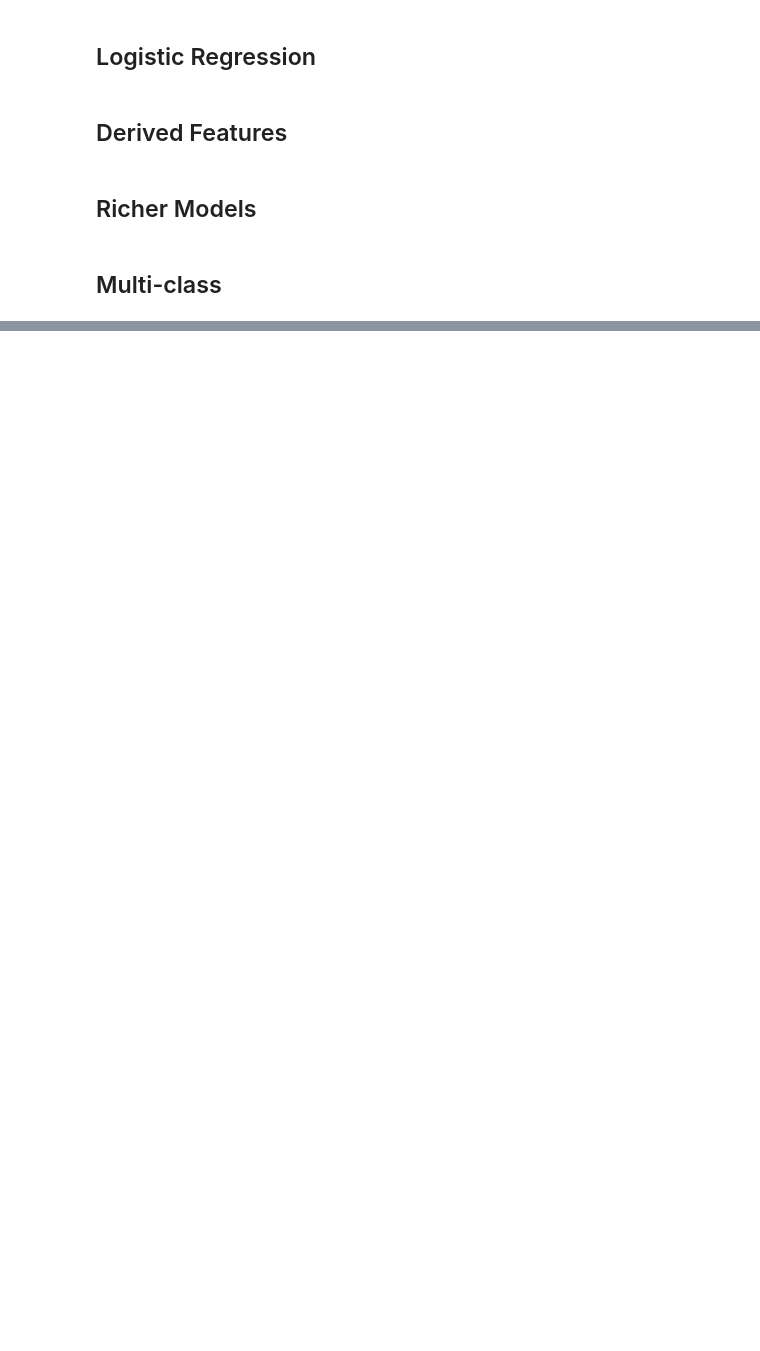
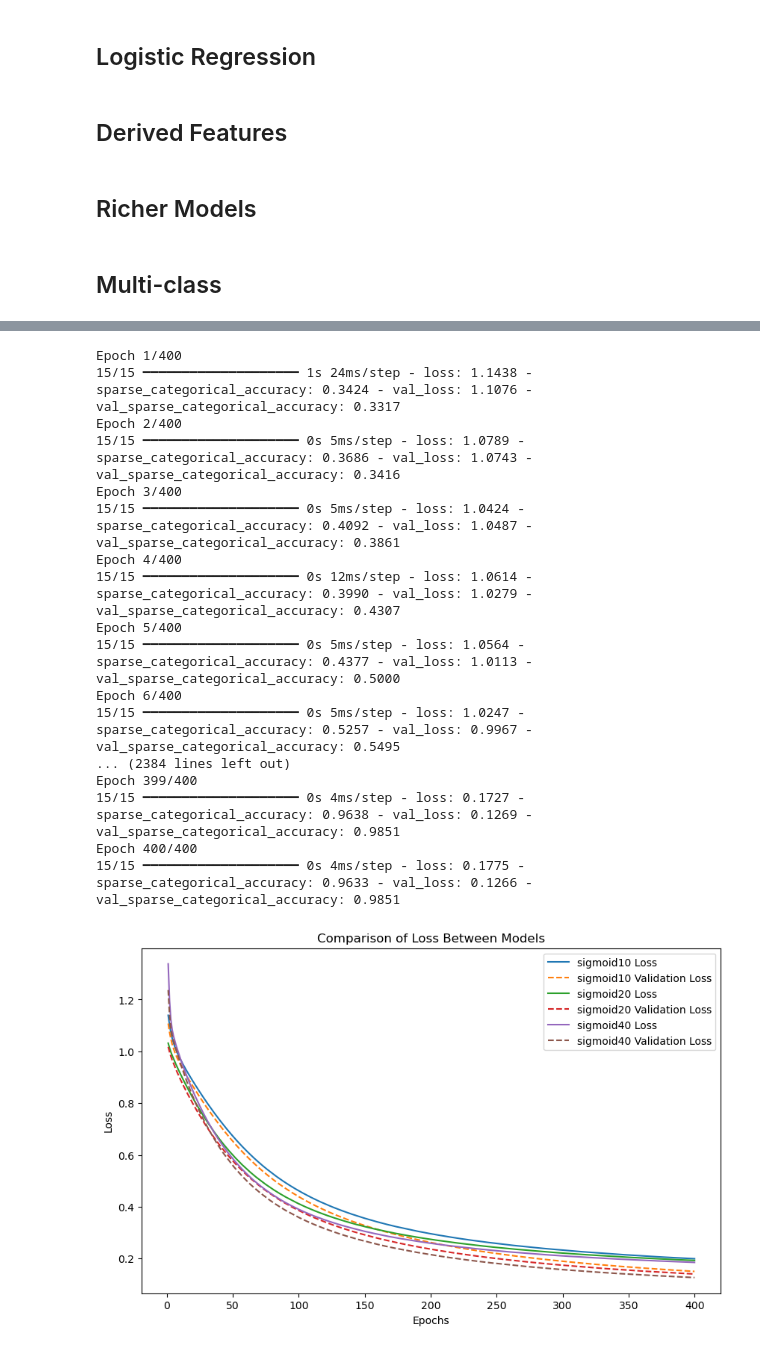
Before and after one commit to samogden/CST463-assignments, a Jupyter notebook: class_code/week07/post-class/feedforward-keras-classification.ipynb, the cells around one changed output, grey strips where cells are left out. Saved outputs shown, nothing was run; the diff lists cells and outputs as text; code cells hidden in the pictures; blank space fills up the shorter version.

```diff
--- a/class_code/week07/post-class/feedforward-keras-classification.ipynb
+++ b/class_code/week07/post-class/feedforward-keras-classification.ipynb
@@ -217,0 +265,30 @@ plot_loss(history_mc)
+# %%
+plot_multiple_histories(
+  histories={
+    "sigmoid10" : train_model_with_layer_function(layers.Dense(10, activation='sigmoid')),
+    # "relu10"    : train_model_with_layer_function(layers.Dense(10, activation='relu')),
+    "sigmoid20" : train_model_with_layer_function(layers.Dense(20, activation='sigmoid')),
+    # "relu20"    : train_model_with_layer_function(layers.Dense(20, activation='relu')),
+    "sigmoid40" : train_model_with_layer_function(layers.Dense(40, activation='sigmoid')),
+    # "relu40"    : train_model_with_layer_function(layers.Dense(40, activation='relu')),
+  }
+)
+# %% [output]
+Epoch 1/400
+15/15 ━━━━━━━━━━━━━━━━━━━━ 1s 24ms/step - loss: 1.1438 - sparse_categorical_accuracy: 0.3424 - val_loss: 1.1076 - val_sparse_categorical_accuracy: 0.3317
+Epoch 2/400
+15/15 ━━━━━━━━━━━━━━━━━━━━ 0s 5ms/step - loss: 1.0789 - sparse_categorical_accuracy: 0.3686 - val_loss: 1.0743 - val_sparse_categorical_accuracy: 0.3416
+Epoch 3/400
+15/15 ━━━━━━━━━━━━━━━━━━━━ 0s 5ms/step - loss: 1.0424 - sparse_categorical_accuracy: 0.4092 - val_loss: 1.0487 - val_sparse_categorical_accuracy: 0.3861
+Epoch 4/400
+15/15 ━━━━━━━━━━━━━━━━━━━━ 0s 12ms/step - loss: 1.0614 - sparse_categorical_accuracy: 0.3990 - val_loss: 1.0279 - val_sparse_categorical_accuracy: 0.4307
+Epoch 5/400
+15/15 ━━━━━━━━━━━━━━━━━━━━ 0s 5ms/step - loss: 1.0564 - sparse_categorical_accuracy: 0.4377 - val_loss: 1.0113 - val_sparse_categorical_accuracy: 0.5000
+Epoch 6/400
+15/15 ━━━━━━━━━━━━━━━━━━━━ 0s 5ms/step - loss: 1.0247 - sparse_categorical_accuracy: 0.5257 - val_loss: 0.9967 - val_sparse_categorical_accuracy: 0.5495
+... (2384 lines left out)
+Epoch 399/400
+15/15 ━━━━━━━━━━━━━━━━━━━━ 0s 4ms/step - loss: 0.1727 - sparse_categorical_accuracy: 0.9638 - val_loss: 0.1269 - val_sparse_categorical_accuracy: 0.9851
+Epoch 400/400
+15/15 ━━━━━━━━━━━━━━━━━━━━ 0s 4ms/step - loss: 0.1775 - sparse_categorical_accuracy: 0.9633 - val_loss: 0.1266 - val_sparse_categorical_accuracy: 0.9851
+[figure, added]
```
Also changed, not shown: parts of 17 cells of this notebook, 1 other file.
